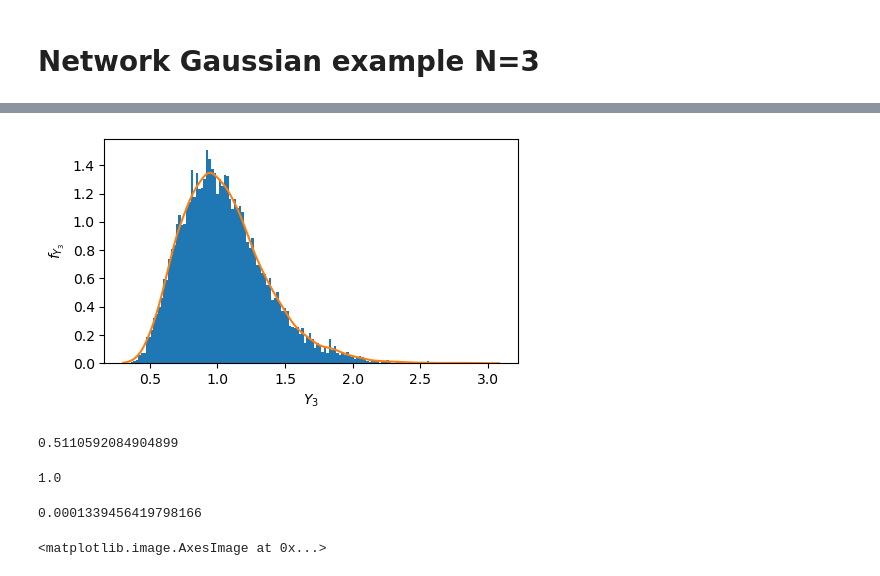
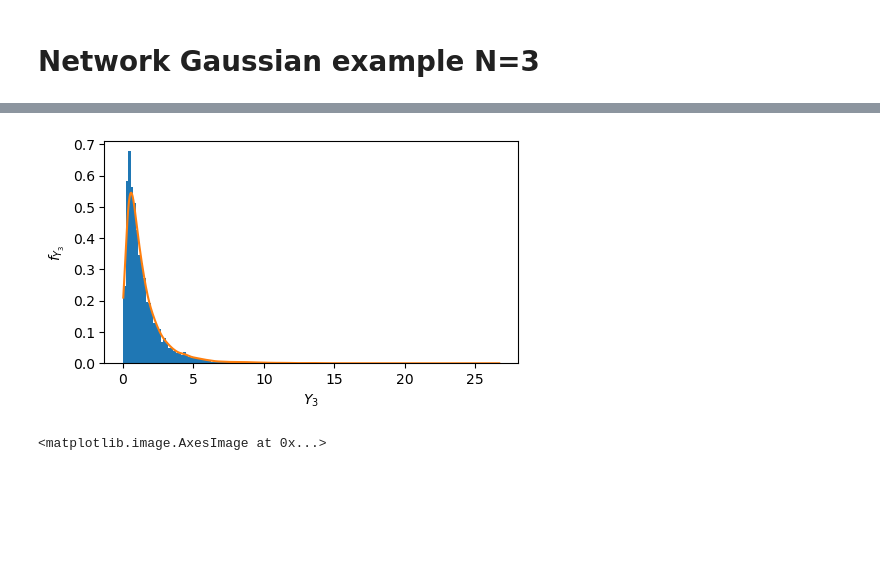
Before and after one commit to jonasbruhub/Analysis-of-Production-flow-systems-with-focus-on-industry, a Jupyter notebook: Simulations and code/Example Network Gaussian 3.ipynb, the cells around one changed output, grey strips where cells are left out. Drawn from its saved outputs; the diff is of its cells as text; code cells hidden in the pictures; blank space fills up the shorter version.

```diff
--- a/Simulations and code/Example Network Gaussian 3.ipynb
+++ b/Simulations and code/Example Network Gaussian 3.ipynb
@@ -41,9 +36,28 @@ X **=  0.1
+# %%
+
+X1 = np.diag(s1) @ L_cor @ Z
+X2 = np.diag(s2) @ L_cor @ Z
+X3 = np.diag(s3) @ L_cor @ Z
+
+
+Y1 = np.exp(X1)
+Y2 = np.exp(X2)
+Y3 = np.exp(X3)
+
+
+
+# # Normalize
+# # X = ( X - X.mean() ) / X.std()
+
+# X **=  0.1
+# %%
+Y = Y1
 # %%
 # Prepare Kernels, transformed data to uniform (from kernel), Scott's optimal bandwiths
-kernels_X = [gaussian_kde(X[i,:]) for i in range(N)]
+kernels_Y = [gaussian_kde(Y[i,:]) for i in range(d)]
 
-U = np.vstack( [np.array([kernels_X[i].integrate_box_1d(-np.inf, x_i) for x_i in X[i,:]]) for i in tqdm(range(N)) ])
-kernels_U = [gaussian_kde(U[i,:]) for i in range(N)]
+U = np.vstack( [np.array([kernels_Y[i].integrate_box_1d(-np.inf, y_i) for y_i in Y[i,:]]) for i in tqdm(range(d)) ])
+kernels_U = [gaussian_kde(U[i,:]) for i in range(d)]
 
-h = np.array([(kernels_X[i].covariance**0.5)[0,0] for i in range(N)])
+h = np.array([(kernels_Y[i].covariance**0.5)[0,0] for i in range(d)])
 # %%
@@ -89,35 +102,23 @@ p-value :             0.8047486192018093
 # %%
 # densities
 fig, ax = plt.subplots(1,1,figsize=(5,3))
-ax.hist(X[2,:],bins = 150, density=True)
+ax.hist(Y[2,:],bins = 150, density=True)
 
 # x_lim = [-200,200]
 
-xx = np.linspace(X[2,:].min(), X[2,:].max(), 1000)
+xx = np.linspace(Y[2,:].min(), Y[2,:].max(), 1000)
 # xx = np.linspace(x_lim[0], x_lim[1], 1000)
-pdf = kernels_X[2](xx)
+pdf = kernels_Y[2](xx)
 ax.plot(xx,pdf)
 # ax.set_xlim(*x_lim)
 ax.set_xlabel("$Y_3$")
 ax.set_ylabel("$f_{Y_3}$")
 
 fig.tight_layout()
 
 # plt.savefig(figures_path + "ND examples/Gaussian 3x3 large s power X3 KDE.pdf", bbox_inches='tight')
 # %% [output]
-[figure, old version]
+[figure, new version]
-# %%
-kernels_X[2].integrate_box_1d(0, np.inf)
-# %% [output]
-0.5110592084904899
-# %%
-(X[2,:] <= 200).mean()
-# %% [output]
-1.0
-# %%
-U[0,:].min()
-# %% [output]
-0.0001339456419798166
 # %%
 # import scipy.interpolate
 
```
Also changed, not shown: parts of 23 cells of this notebook, 39 other files.
